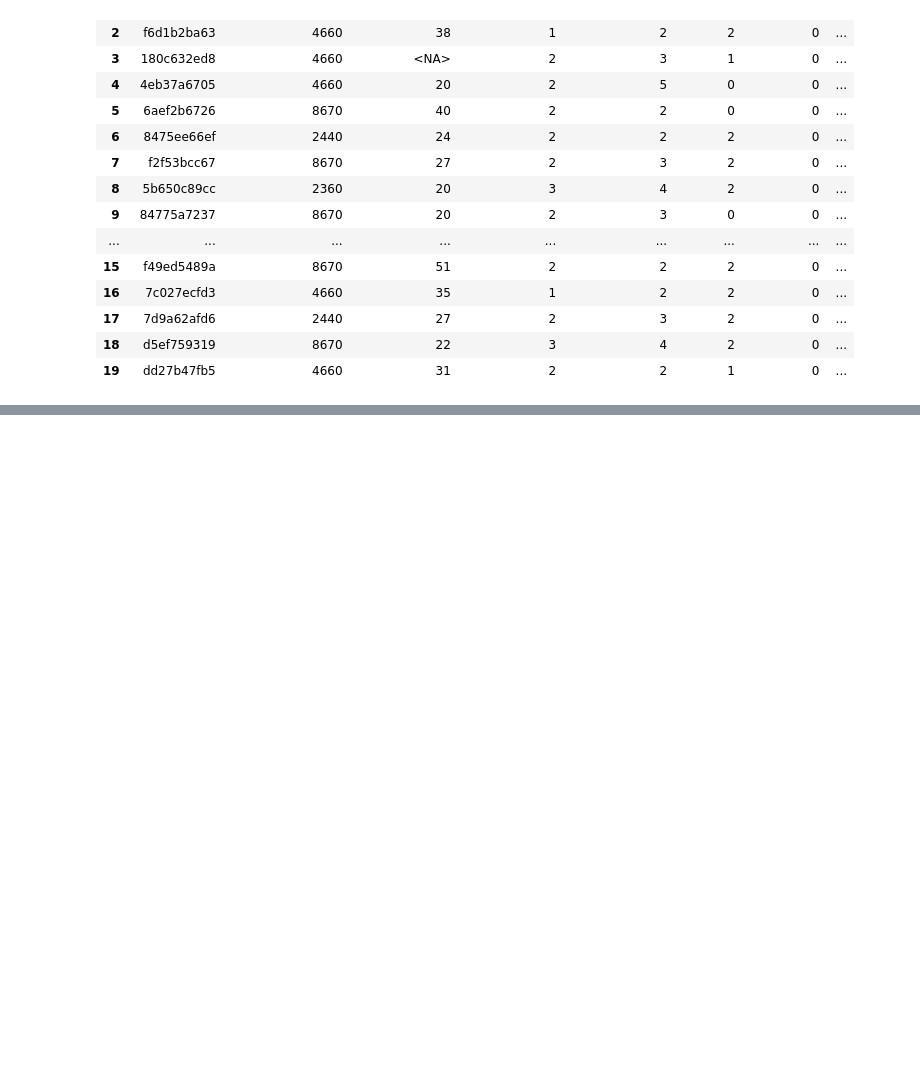
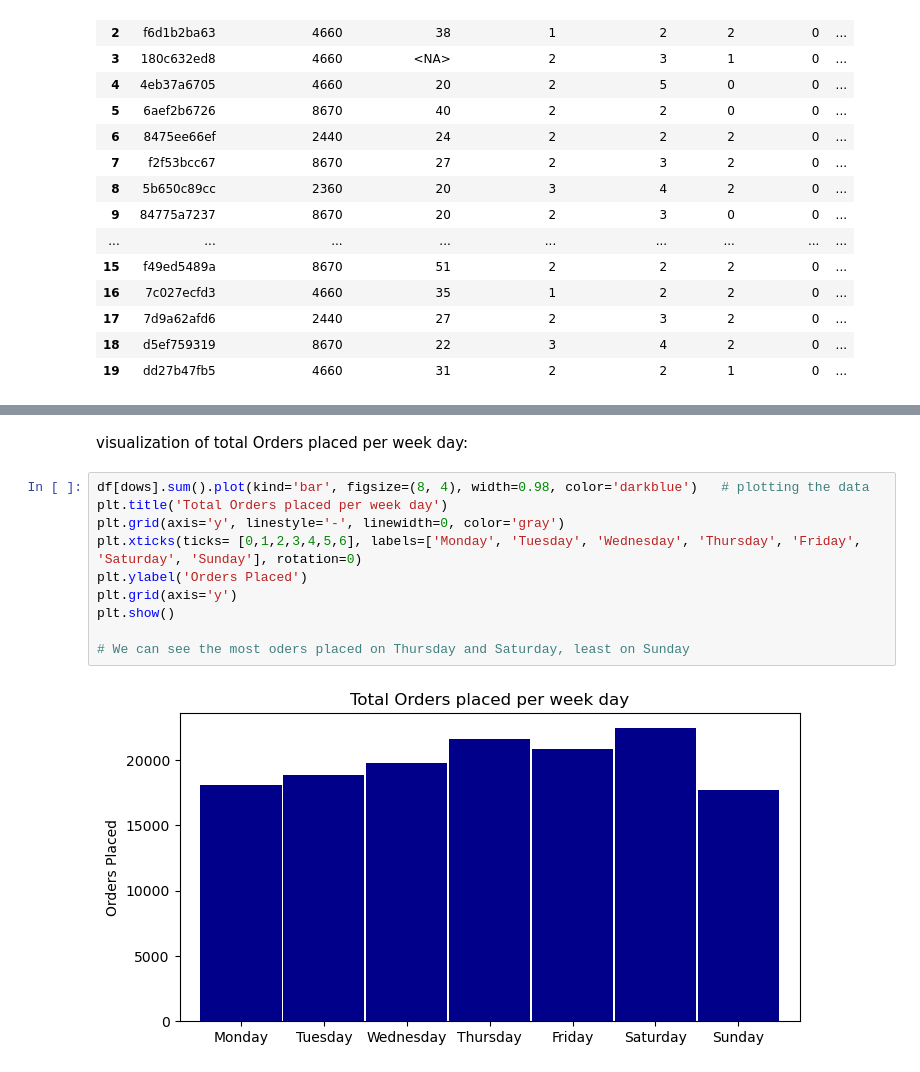
Before and after one commit to Gomsofi06/Data_Mining_NOVAIMS, a Jupyter notebook: src/DM2425_Part1_19.ipynb, the cells around one changed output, grey strips where cells are left out. Drawn from its saved outputs; the diff is of its cells as text; blank space fills up the shorter version.

```diff
--- a/src/DM2425_Part1_19.ipynb
+++ b/src/DM2425_Part1_19.ipynb
@@ -771,0 +588,14 @@ df.head(20)
+# %% [markdown]
+visualization of total Orders placed per week day:
+# %%
+df[dows].sum().plot(kind='bar', figsize=(8, 4), width=0.98, color='darkblue')   # plotting the data
+plt.title('Total Orders placed per week day')
+plt.grid(axis='y', linestyle='-', linewidth=0, color='gray')
+plt.xticks(ticks= [0,1,2,3,4,5,6], labels=['Monday', 'Tuesday', 'Wednesday', 'Thursday', 'Friday', 'Saturday', 'Sunday'], rotation=0)
+plt.ylabel('Orders Placed')
+plt.grid(axis='y')
+plt.show()
+
+# We can see the most oders placed on Thursday and Saturday, least on Sunday
+# %% [output]
+[figure, added]
```
Also changed, not shown: parts of 62 cells of this notebook.
